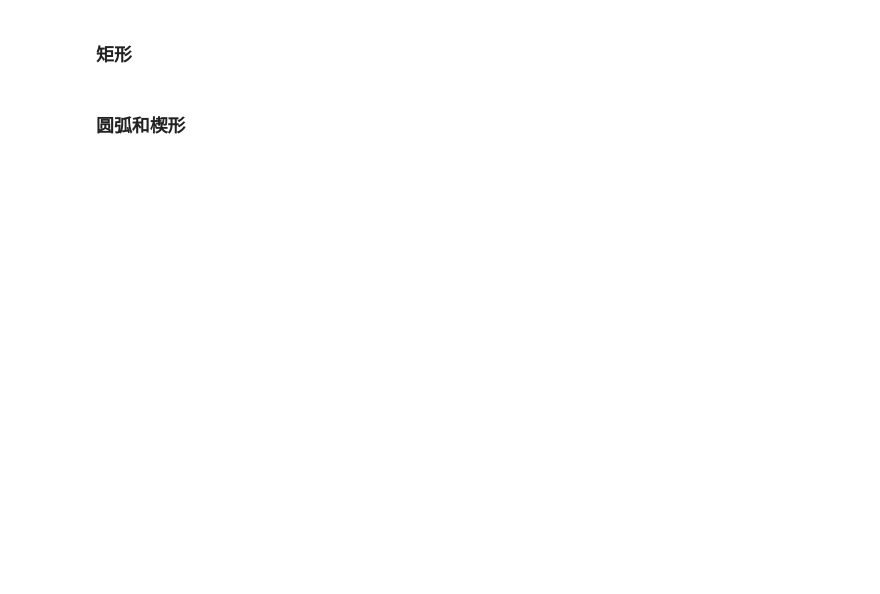
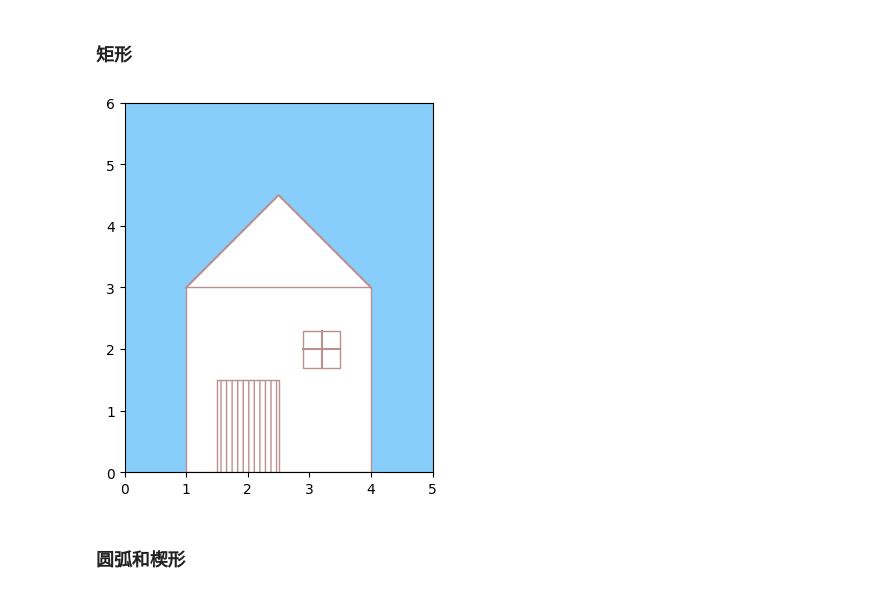
Before and after one commit to gene5is/JNBNotes, a Jupyter notebook: Notes/python-basics/matplotlib.ipynb, the cells around one changed output. Cells and saved outputs as stored; diff of their text form; code cells hidden in the pictures; blank space fills up the shorter version.

```diff
--- a/python-basics/matplotlib.ipynb
+++ b/Notes/python-basics/matplotlib.ipynb
@@ -342,4 +401,71 @@ plt.show()
 # %% [markdown]
 ### 矩形
+# %%
+import matplotlib.pyplot as plt              # 引入 matplotlib 绘图模块
+import numpy as np                           # 引入 numpy 数值计算模块
+from matplotlib.patches import Rectangle     # 从 matplotlib.patches 引入矩形类
+
+# 创建一个图形和坐标轴对象，设置子图纵横比为1（x、y等单位缩放）
+fig, ax = plt.subplots(subplot_kw={"aspect": "equal"})
+
+# 创建两个 x 坐标数组，用于绘制屋顶填充区域
+x1 = np.arange(1, 2.6, 0.1)           # 从 1 到 2.5，步长 0.1，用于左半边屋顶
+y1 = x1 + 2                           # 对应的 y 值，形成斜线 y = x + 2
+
+x2 = np.arange(2.5, 4.1, 0.1)         # 从 2.5 到 4，用于右半边屋顶
+y2 = -x2 + 7                          # 对应的 y 值，形成斜线 y = -x + 7
+
+# ---------------------- 设置背景颜色 ----------------------
+rectangle = ax.patch                 # 获取坐标轴背景
+rectangle.set_facecolor("lightskyblue")  # 设置背景颜色为浅天蓝色
+
+# ---------------------- 房屋主体元素 ----------------------
+
+# 房屋主体：左下角 (1,0)，宽 3，高 3，白底红边
+rectangle1 = Rectangle((1, 0), 3, 3, facecolor="w", edgecolor="rosybrown")
+
+# 门：左下角 (1.5, 0)，宽 1，高 1.5，带有竖线阴影 |||
+rectangle2 = Rectangle((1.5, 0), 1, 1.5, facecolor="w", edgecolor="rosybrown", hatch="|||")
+
+# 窗户：左下角 (2.9, 1.7)，宽 0.6，高 0.6
+rectangle3 = Rectangle((2.9, 1.7), 0.6, 0.6, facecolor="w", edgecolor="rosybrown")
+
+# 将房屋元素打包成列表，后面统一绘制
+rectangle_list = [rectangle1, rectangle2, rectangle3]
+
+# ---------------------- 屋顶线条（轮廓） ----------------------
+
+# 屋顶轮廓线，三点组成：左墙顶 -> 屋顶顶点 -> 右墙顶
+ax.plot([1, 2.5, 4], [3, 4.5, 3], color="rosybrown")
+
+# 窗户竖线条（窗框）
+ax.plot([3.2, 3.2], [1.7, 2.3], color="rosybrown")
+
+# 窗户横线条（窗框）
+ax.plot([2.9, 3.5], [2.0, 2.0], color="rosybrown")
+
+# ---------------------- 屋顶填充 ----------------------
+
+# 使用 fill_between 填充左半边屋顶区域
+ax.fill_between(x1, 3, y1, color="w", interpolate=True)
+
+# 使用 fill_between 填充右半边屋顶区域
+ax.fill_between(x2, 3, y2, color="w", interpolate=True)
+
+# ---------------------- 添加矩形元素 ----------------------
+
+# 遍历矩形列表，逐个添加到坐标轴上
+for rect in rectangle_list:
+    ax.add_patch(rect)
+
+# ---------------------- 设置显示范围 ----------------------
+
+ax.axis([0, 5, 0, 6])  # 设置 x 轴 [0,5]，y 轴 [0,6] 的显示范围
+
+# ---------------------- 显示图形 ----------------------
+
+plt.show()
+# %% [output]
+[figure, added]
 # %% [markdown]
 ### 圆弧和楔形
```
Also changed, not shown: parts of 3 cells of this notebook, 7 other files.
